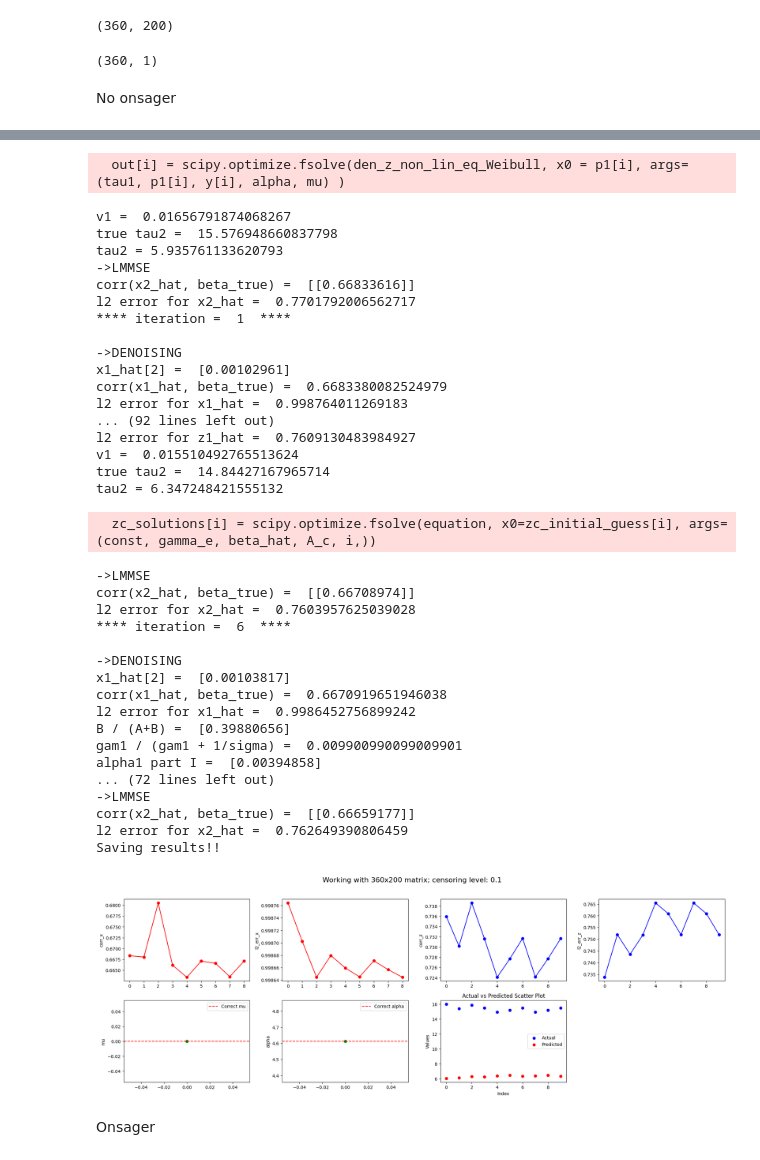
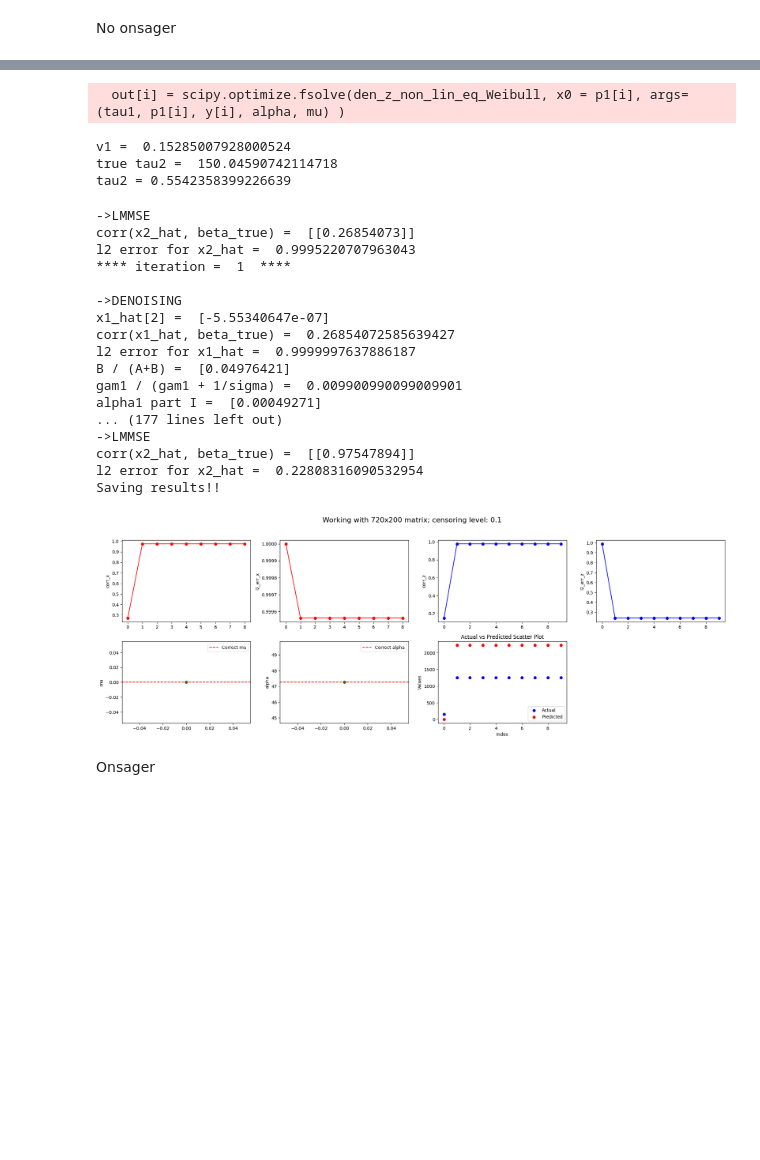
Before and after one commit to ADepope/vampW, a Jupyter notebook: censored.ipynb, the cells around one changed output, grey strips where cells are left out. Saved outputs shown, nothing was run; the diff lists cells and outputs as text; code cells hidden in the pictures; blank space fills up the shorter version.

```diff
--- a/censored.ipynb
+++ b/censored.ipynb
@@ -102,14 +102,6 @@ def sim_model(problem,h2,p, kappa=None, censoring=0):
         return X, beta, sim_pheno_LogNormal(X, beta, mu, h2)
     else:
         raise Exception(problem.model, " is not a valid model. Allowed models are: 'Weibull', 'Gamma' and 'LogNormal'")
-# %%
-X.shape
-# %% [output]
-(360, 200)
-# %%
-y.shape
-# %% [output]
-(360, 1)
 # %%
 # prior, y, alpha, mu, maxiter, beta_true
 def infere_og(X, y, gam1, r1, tau1, p1, problem, maxiter, beta_true, update_mu, update_alpha):
@@ -463,14 +455,14 @@ def infere(X, y, X_c, y_c, gam1, r1, tau1, p1, problem, maxiter, beta_true, upda
     return x1_hat, gam1, corrs_x, l2_errs_x, corrs_z, l2_errs_z, mus, alphas, actual_xis, predicted_xis, dl_dmus, z1_hats
 
 np.random.seed(42)
-n=400
+n=800
 m=200
 p=0.4
-la=0.4
+la=0.05
 # This is where the sigma is defined. Note that the scope of this definition extends to gvamp
 sigma=1
 omega=1
-h2=0.5
+h2=0.9
 gam1 = 1e-2
 tau1 = 1e-1
 mu=np.full((n,1), 0)
@@ -518,40 +510,25 @@ l2 error for z1_hat =  0.733732485590553
   out[i] = scipy.optimize.fsolve(den_z_non_lin_eq_Weibull, x0 = p1[i], args=(tau1, p1[i], y[i], alpha, mu) )
-v1 =  0.01656791874068267
-true tau2 =  15.576948660837798
-tau2 = 5.935761133620793
-->LMMSE
-corr(x2_hat, beta_true) =  [[0.66833616]]
-l2 error for x2_hat =  0.7701792006562717
-**** iteration =  1  ****
-
-->DENOISING
-x1_hat[2] =  [0.00102961]
-corr(x1_hat, beta_true) =  0.6683380082524979
-l2 error for x1_hat =  0.998764011269183
-... (92 lines left out)
-l2 error for z1_hat =  0.7609130483984927
-v1 =  0.015510492765513624
-true tau2 =  14.84427167965714
-tau2 = 6.347248421555132
+v1 =  0.15285007928000524
+true tau2 =  150.04590742114718
+tau2 = 0.5542358399226639
-  zc_solutions[i] = scipy.optimize.fsolve(equation, x0=zc_initial_guess[i], args=(const, gamma_e, beta_hat, A_c, i,))
+->LMMSE
+corr(x2_hat, beta_true) =  [[0.26854073]]
+l2 error for x2_hat =  0.9995220707963043
+**** iteration =  1  ****
+
+->DENOISING
+x1_hat[2] =  [-5.55340647e-07]
+corr(x1_hat, beta_true) =  0.26854072585639427
+l2 error for x1_hat =  0.9999997637886187
+B / (A+B) =  [0.04976421]
+gam1 / (gam1 + 1/sigma) =  0.009900990099009901
+alpha1 part I =  [0.00049271]
+... (177 lines left out)
+->LMMSE
+corr(x2_hat, beta_true) =  [[0.97547894]]
+l2 error for x2_hat =  0.22808316090532954
+Saving results!!
-->LMMSE
-corr(x2_hat, beta_true) =  [[0.66708974]]
-l2 error for x2_hat =  0.7603957625039028
-**** iteration =  6  ****
-
-->DENOISING
-x1_hat[2] =  [0.00103817]
-corr(x1_hat, beta_true) =  0.6670919651946038
-l2 error for x1_hat =  0.9986452756899242
-B / (A+B) =  [0.39880656]
-gam1 / (gam1 + 1/sigma) =  0.009900990099009901
-alpha1 part I =  [0.00394858]
-... (72 lines left out)
-->LMMSE
-corr(x2_hat, beta_true) =  [[0.66659177]]
-l2 error for x2_hat =  0.762649390806459
-Saving results!!
-[figure, old version]
+[figure, new version]
 # %% [markdown]
 Onsager
 # %%
```
Also changed, not shown: parts of 2 cells of this notebook, 3 other files.
